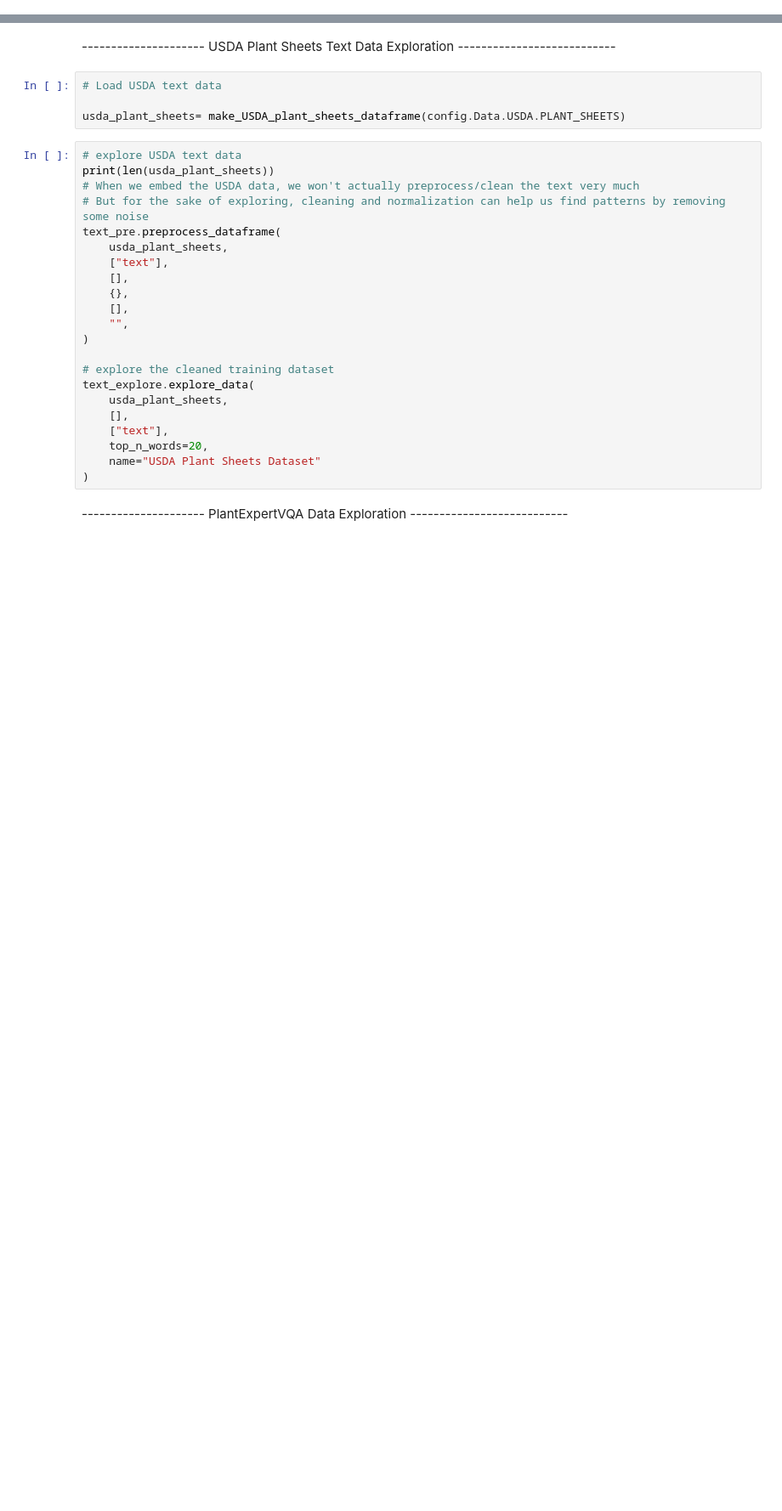
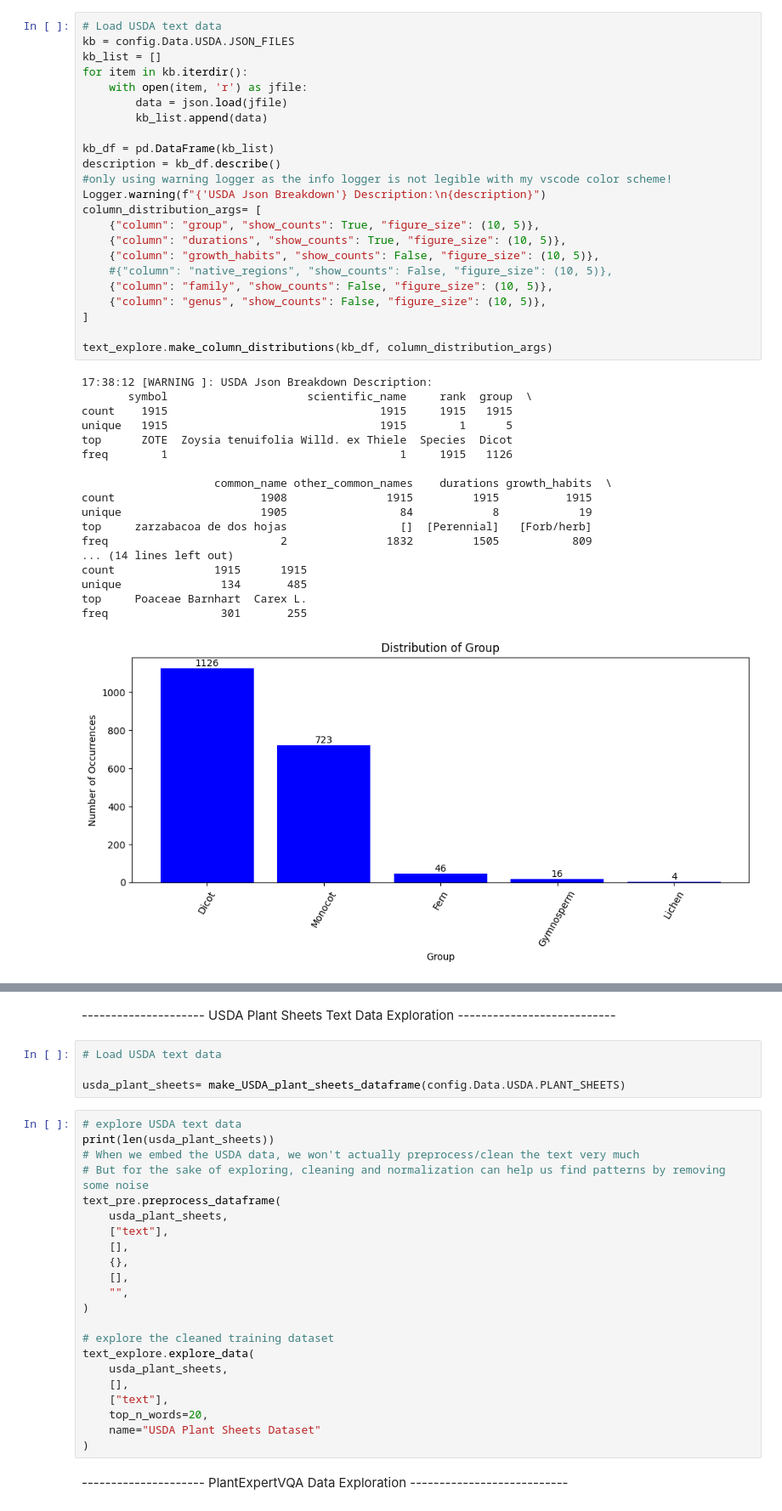
Before and after one commit to KylerYohnPsu/PlantQA, a Jupyter notebook: Capstone_Data_Exploration.ipynb, the cells around one changed output, grey strips where cells are left out. Shown at 85% size. Saved outputs shown, nothing was run; the diff lists cells and outputs as text; blank space fills up the shorter version.

Commit message:
Adding more exploration for USDA and GBIF

```diff
--- a/Capstone_Data_Exploration.ipynb
+++ b/Capstone_Data_Exploration.ipynb
@@ -25,0 +28,42 @@ from src.data_preprocessing.USDA_processing import embed_USDA_data, make_USDA_pl
+# %%
+# Load USDA text data
+kb = config.Data.USDA.JSON_FILES
+kb_list = []
+for item in kb.iterdir():
+    with open(item, 'r') as jfile:
+        data = json.load(jfile)
+        kb_list.append(data)
+
+kb_df = pd.DataFrame(kb_list)
+description = kb_df.describe()
+#only using warning logger as the info logger is not legible with my vscode color scheme!
+Logger.warning(f"{'USDA Json Breakdown'} Description:\n{description}")
+column_distribution_args= [
+    {"column": "group", "show_counts": True, "figure_size": (10, 5)},
+    {"column": "durations", "show_counts": True, "figure_size": (10, 5)},
+    {"column": "growth_habits", "show_counts": False, "figure_size": (10, 5)},
+    #{"column": "native_regions", "show_counts": False, "figure_size": (10, 5)},
+    {"column": "family", "show_counts": False, "figure_size": (10, 5)},
+    {"column": "genus", "show_counts": False, "figure_size": (10, 5)},
+]
+
+text_explore.make_column_distributions(kb_df, column_distribution_args)
+# %% [output]
+17:38:12 [WARNING ]: USDA Json Breakdown Description:
+       symbol                     scientific_name     rank  group  \
+count    1915                                1915     1915   1915
+unique   1915                                1915        1      5
+top      ZOTE  Zoysia tenuifolia Willd. ex Thiele  Species  Dicot
+freq        1                                   1     1915   1126
+
+                    common_name other_common_names    durations growth_habits  \
+count                      1908               1915         1915          1915
+unique                     1905                 84            8            19
+top     zarzabacoa de dos hojas                 []  [Perennial]   [Forb/herb]
+freq                          2               1832         1505           809
+... (14 lines left out)
+count               1915      1915
+unique               134       485
+top     Poaceae Barnhart  Carex L.
+freq                 301       255
+[figure, added]
```
Also changed, not shown: parts of 4 cells of this notebook, 9 other files.
